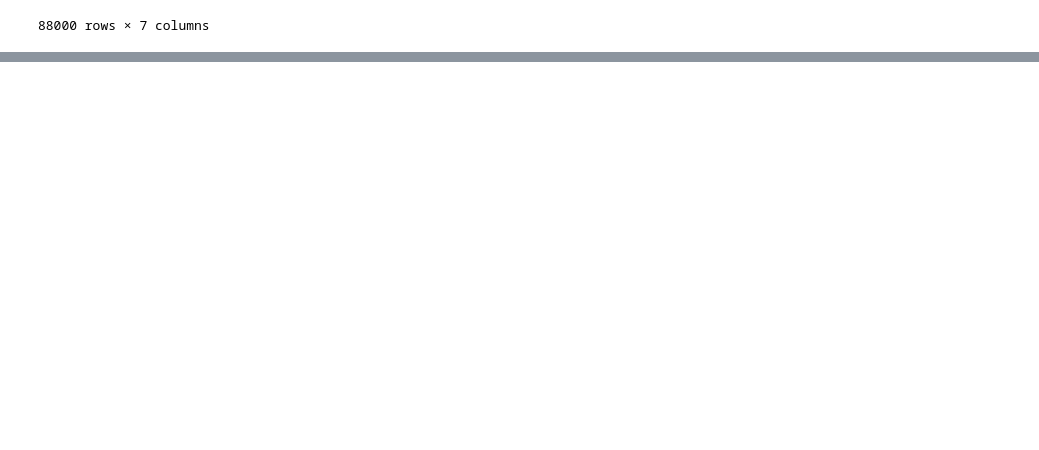
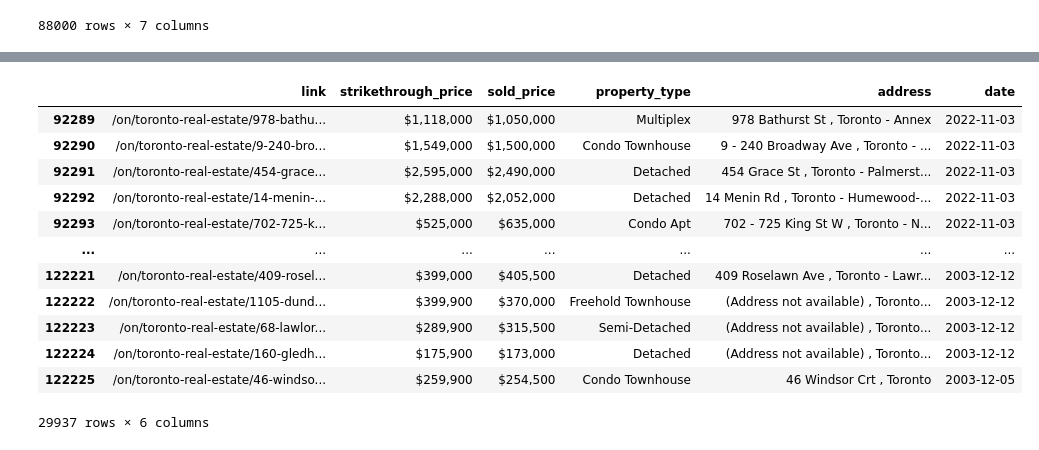
Before and after one commit to sunnyjen/CME358-Final_project, a Jupyter notebook: 1_data_extraction/add_geo_coordinates_for_houses.ipynb, the cells around one changed output, grey strips where cells are left out. Cells and saved outputs as stored; diff of their text form; code cells hidden in the pictures; blank space fills up the shorter version.

```diff
--- a/1_data_extraction/add_geo_coordinates_for_houses.ipynb
+++ b/1_data_extraction/add_geo_coordinates_for_houses.ipynb
@@ -333,0 +370,27 @@ result.to_csv(housesigma_with_coords_date)
+# %%
+og_df = pd.read_csv(parent_dir/'2_data_cleaning'/'cleaned_csv'/'housesigma_data_2003_with_coords_date.csv')
+og_df=og_df[house_sigma.columns]
+appended_df = pd.concat([og_df, house_sigma], ignore_index=True)
+appended_df = appended_df.drop_duplicates(keep='first')
+appended_df.iloc[88000:]  # Slicing starts at 88001 (after 88000)
+# og_df[0:88000]
+# # Save the updated DataFrame
+output_csv_deduplicated = parent_dir / '0_raw_data' / 'house_data' / 'deduplicated_houses_sigma_temporal.csv'
+appended_df.to_csv(output_csv_deduplicated, index=False)
+new_df = appended_df.iloc[88000:]
+# print(f"Deduplicated DataFrame saved to {output_csv_deduplicated}")
+new_df
+# %% [output]
+|  | link | strikethrough_price | sold_price | property_type | address | date |
+| 92289 | /on/toronto-real-estate/978-bathu... | $1,118,000 | $1,050,000 | Multiplex | 978 Bathurst St , Toronto - Annex | 2022-11-03 |
+| 92290 | /on/toronto-real-estate/9-240-bro... | $1,549,000 | $1,500,000 | Condo Townhouse | 9 - 240 Broadway Ave , Toronto - ... | 2022-11-03 |
+| 92291 | /on/toronto-real-estate/454-grace... | $2,595,000 | $2,490,000 | Detached | 454 Grace St , Toronto - Palmerst... | 2022-11-03 |
+| 92292 | /on/toronto-real-estate/14-menin-... | $2,288,000 | $2,052,000 | Detached | 14 Menin Rd , Toronto - Humewood-... | 2022-11-03 |
+| 92293 | /on/toronto-real-estate/702-725-k... | $525,000 | $635,000 | Condo Apt | 702 - 725 King St W , Toronto - N... | 2022-11-03 |
+| ... | ... | ... | ... | ... | ... | ... |
+| 122221 | /on/toronto-real-estate/409-rosel... | $399,000 | $405,500 | Detached | 409 Roselawn Ave , Toronto - Lawr... | 2003-12-12 |
+| 122222 | /on/toronto-real-estate/1105-dund... | $399,900 | $370,000 | Freehold Townhouse | (Address not available) , Toronto... | 2003-12-12 |
+| 122223 | /on/toronto-real-estate/68-lawlor... | $289,900 | $315,500 | Semi-Detached | (Address not available) , Toronto... | 2003-12-12 |
+| 122224 | /on/toronto-real-estate/160-gledh... | $175,900 | $173,000 | Detached | (Address not available) , Toronto... | 2003-12-12 |
+| 122225 | /on/toronto-real-estate/46-windso... | $259,900 | $254,500 | Condo Townhouse | 46 Windsor Crt , Toronto | 2003-12-05 |
+29937 rows × 6 columns
```
Also changed, not shown: parts of 8 cells of this notebook, 17 other files.
